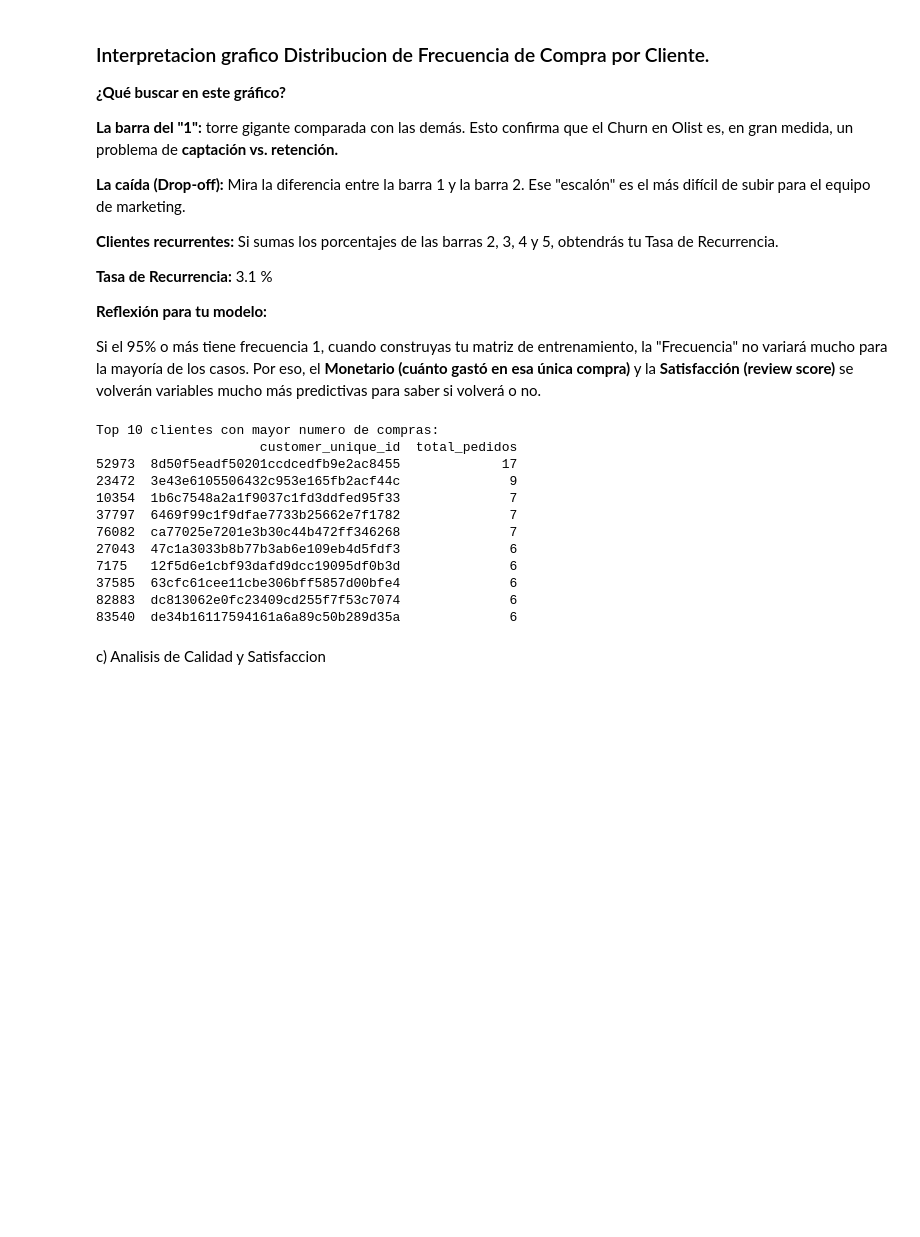
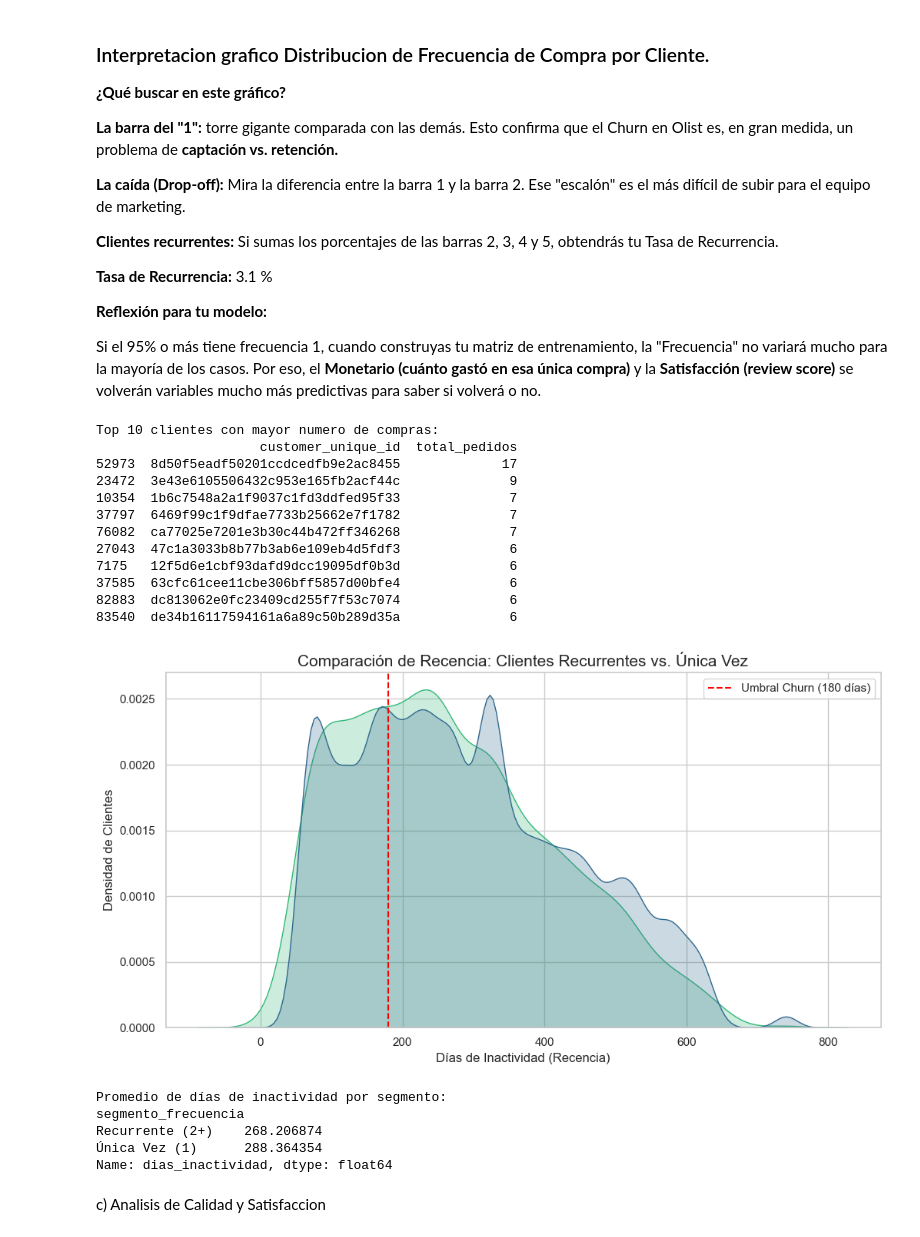
Before and after one commit to wilhayla/THE_HATCH_DATA_SCIENCE_OLIST_CHALLENGE, a Jupyter notebook: notbooks/02_feature_engineering.ipynb, the cells around one changed output. Cells and saved outputs as stored; diff of their text form; code cells hidden in the pictures; blank space fills up the shorter version.

Commit message:
uniendo Recencia con Frecuencia para analisis

```diff
--- a/notbooks/02_feature_engineering.ipynb
+++ b/notbooks/02_feature_engineering.ipynb
@@ -233,6 +233,52 @@ Top 10 clientes con mayor numero de compras:
 37585  63cfc61cee11cbe306bff5857d00bfe4              6
 82883  dc813062e0fc23409cd255f7f53c7074              6
 83540  de34b16117594161a6a89c50b289d35a              6
+# %%
+# 1. UNIÓN DE LOS DATOS (Merge)
+# Unimos tu tabla de recencia con la de frecuencia
+df_analisis_final = pd.merge(
+    df_clientes_fecha_ultima_compra[['customer_unique_id', 'dias_inactividad']],
+    frecuencia_pedidos,
+    on='customer_unique_id'
+)
+
+# 2. CREACIÓN DE SEGMENTOS
+# Clasificamos a los clientes para la comparación visual
+df_analisis_final['segmento_frecuencia'] = df_analisis_final['total_pedidos'].apply(
+    lambda x: 'Recurrente (2+)' if x > 1 else 'Única Vez (1)'
+)
+
+# 3. VISUALIZACIÓN DE DENSIDAD (KDE Plot)
+
+plt.figure(figsize=(12, 6))
+sns.kdeplot(
+    data=df_analisis_final,
+    x='dias_inactividad',
+    hue='segmento_frecuencia',
+    fill=True,
+    common_norm=False,
+    palette='viridis'
+)
+
+# Añadimos la línea de referencia de 180 días que vimos en tu histograma
+plt.axvline(180, color='red', linestyle='--', label='Umbral Churn (180 días)')
+
+plt.title('Comparación de Recencia: Clientes Recurrentes vs. Única Vez', fontsize=15)
+plt.xlabel('Días de Inactividad (Recencia)', fontsize=12)
+plt.ylabel('Densidad de Clientes', fontsize=12)
+plt.legend()
+plt.show()
+
+# 4. MÉTRICA DE VALIDACIÓN
+print("Promedio de días de inactividad por segmento:")
+print(df_analisis_final.groupby('segmento_frecuencia')['dias_inactividad'].mean())
+# %% [output]
+[figure, added]
+Promedio de días de inactividad por segmento:
+segmento_frecuencia
+Recurrente (2+)    268.206874
+Única Vez (1)      288.364354
+Name: dias_inactividad, dtype: float64
 # %% [markdown]
 c) Analisis de Calidad y Satisfaccion
 # %%
```
